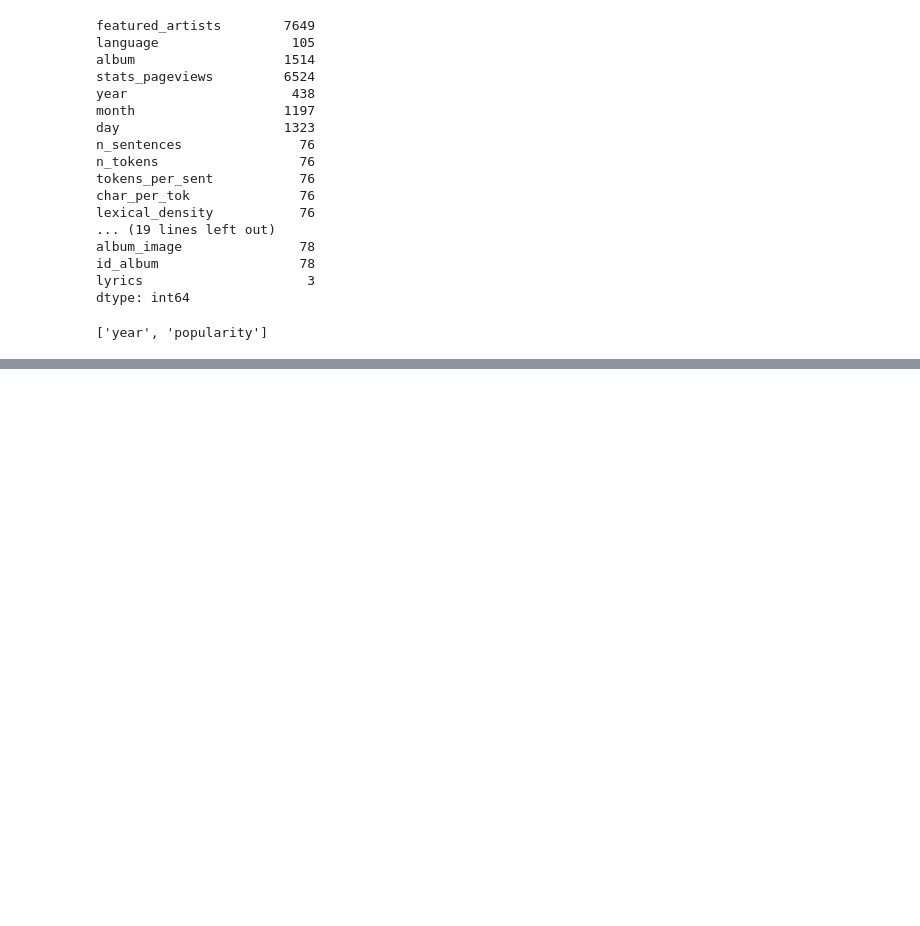
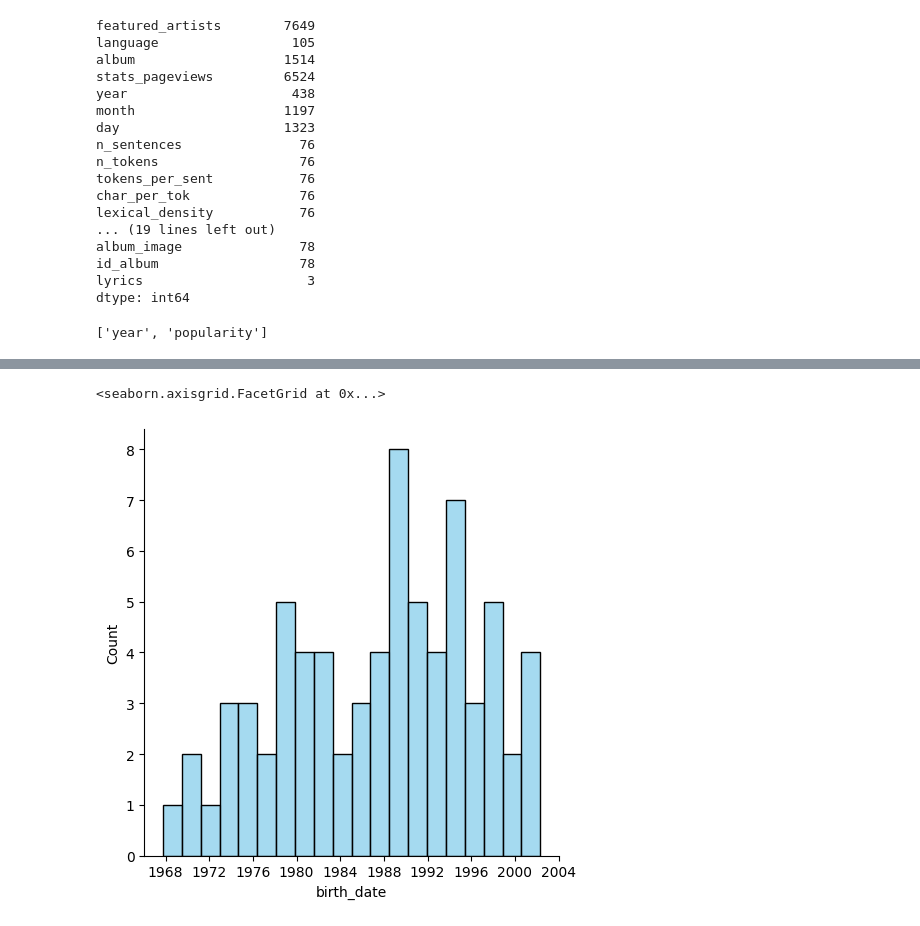
Before and after one commit to abderrahmane-salmi/UNIPI-Data-Mining-Project, a Jupyter notebook: data_understanding/01_data_understanding.ipynb, the cells around one changed output, grey strips where cells are left out. Saved outputs shown, nothing was run; the diff lists cells and outputs as text; code cells hidden in the pictures; blank space fills up the shorter version.

```diff
--- a/data_understanding/01_data_understanding.ipynb
+++ b/data_understanding/01_data_understanding.ipynb
@@ -513,0 +449,10 @@ Number of tracks associated with the artists that would be deleted: 2578
+# %%
+sns.displot(artists_df,
+            x="birth_date",
+            kind="hist",
+            row_order="desc",
+            bins=20,
+            color="skyblue")
+# %% [output]
+<seaborn.axisgrid.FacetGrid at 0x...>
+[figure, added]
```
Also changed, not shown: parts of 18 cells of this notebook, 1 other file.
